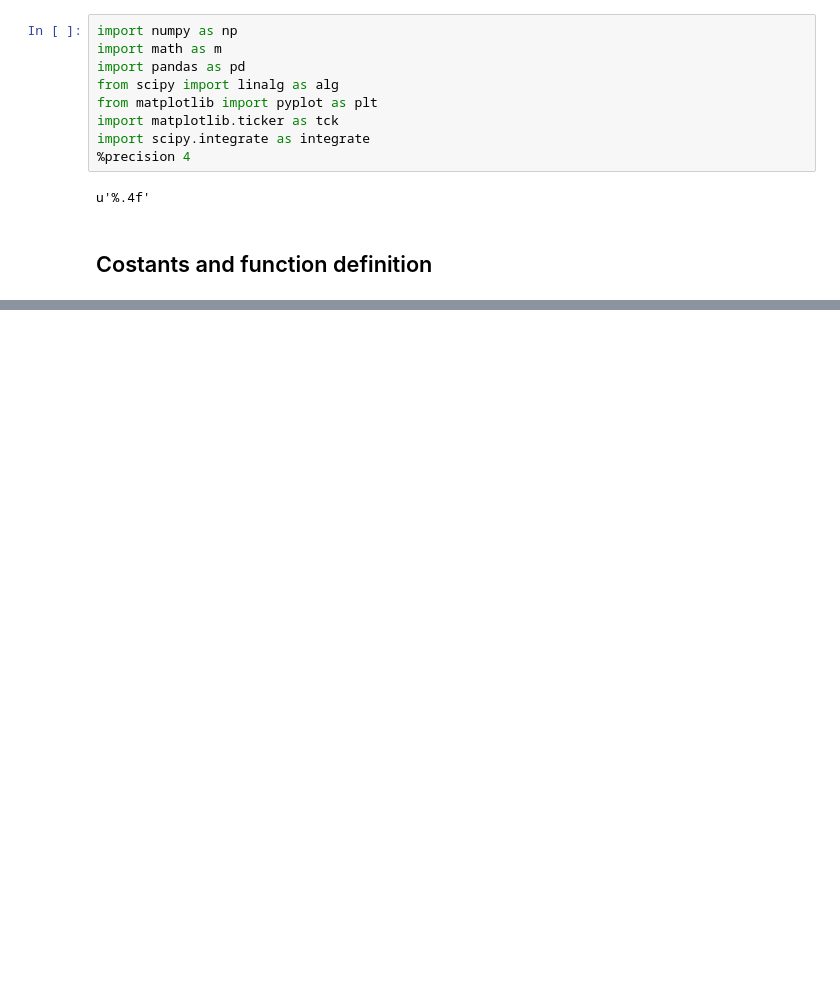
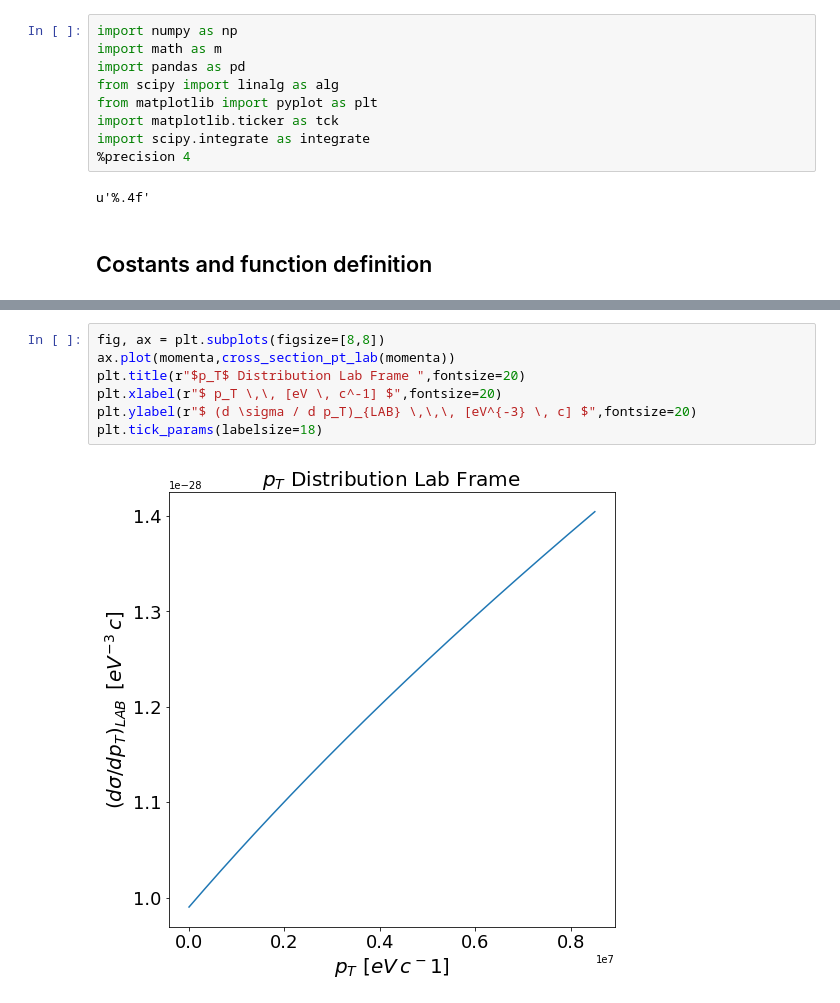
Before and after one commit to albchim/LCP_Project, a Jupyter notebook: ZANETTI_PROJECT_0.ipynb, the cells around one changed output, grey strips where cells are left out. Drawn from its saved outputs; the diff is of its cells as text; blank space fills up the shorter version.

```diff
--- a/ZANETTI_PROJECT_0.ipynb
+++ b/ZANETTI_PROJECT_0.ipynb
@@ -120,0 +170,9 @@ Text(0.5,1,'PDF Observable $\\theta$')
+# %%
+fig, ax = plt.subplots(figsize=[8,8])
+ax.plot(momenta,cross_section_pt_lab(momenta))
+plt.title(r"$p_T$ Distribution Lab Frame ",fontsize=20)
+plt.xlabel(r"$ p_T \,\, [eV \, c^-1] $",fontsize=20)
+plt.ylabel(r"$ (d \sigma / d p_T)_{LAB} \,\,\, [eV^{-3} \, c] $",fontsize=20)
+plt.tick_params(labelsize=18)
+# %% [output]
+[figure, added]
```
Also changed, not shown: parts of 11 cells of this notebook.
